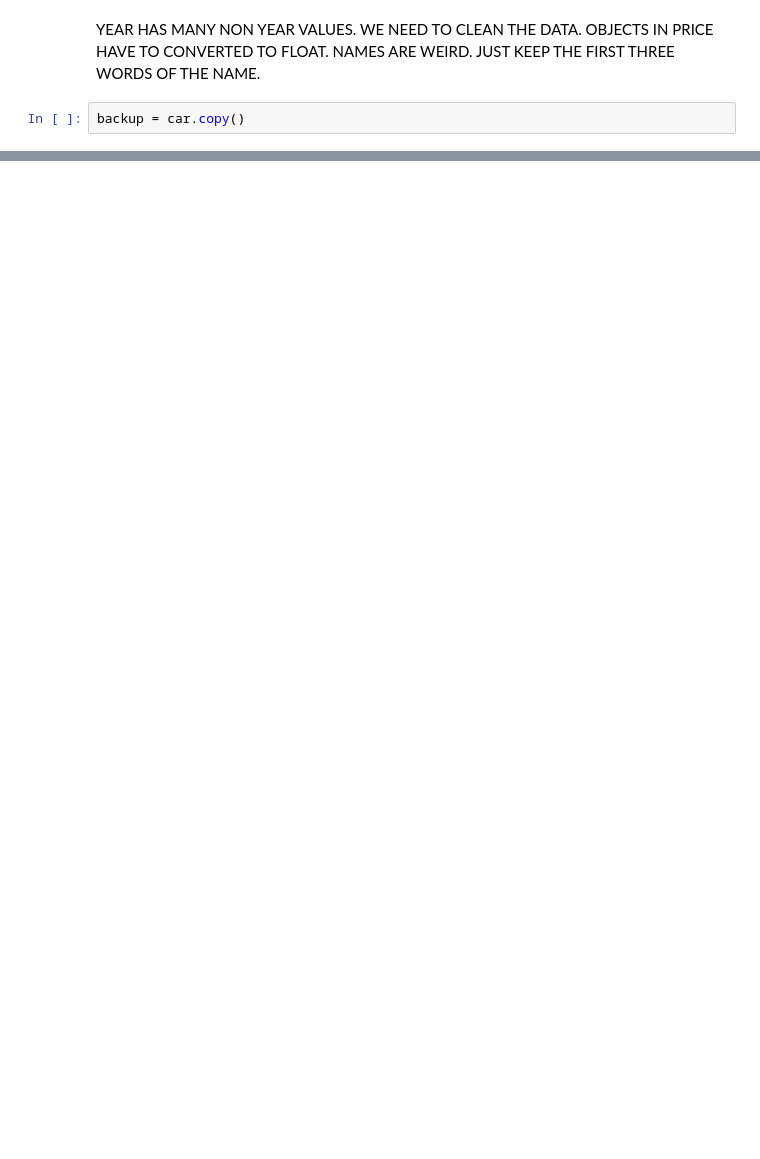
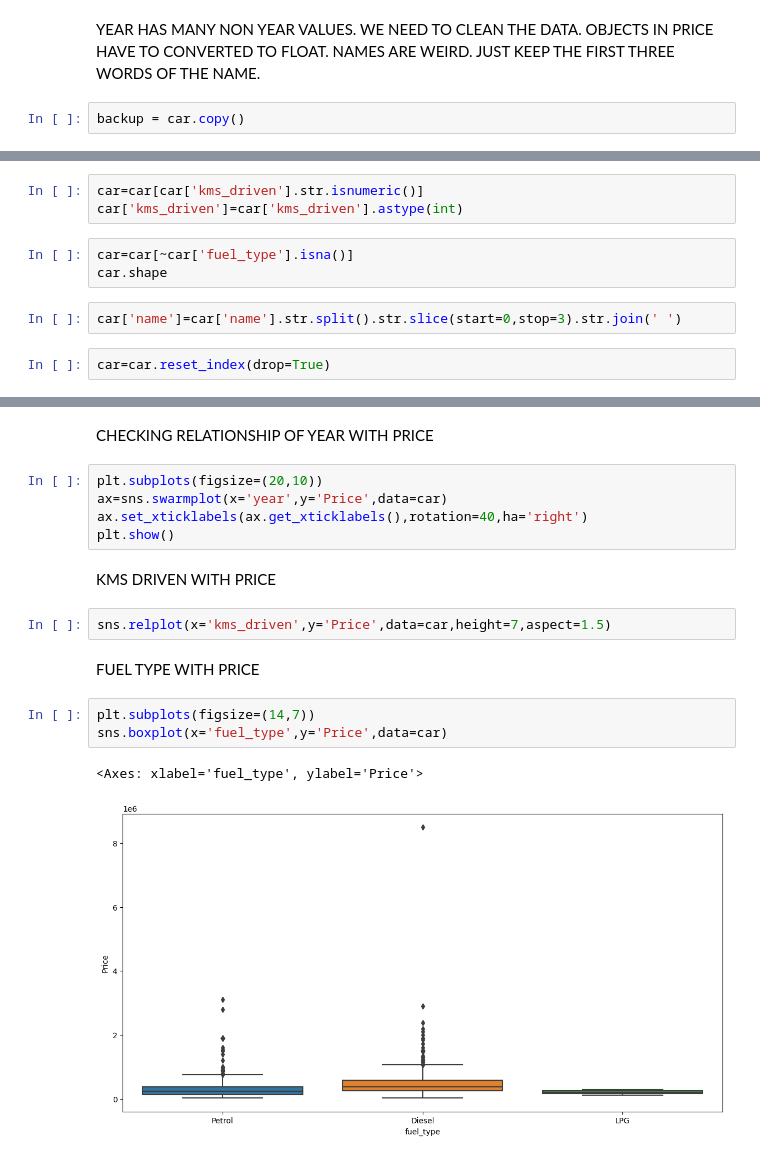
Before and after one commit to Harshit-xo/Car-Price-Predictor, a Jupyter notebook: main.ipynb, the cells around one changed output, grey strips where cells are left out. Cells and saved outputs as stored; diff of their text form; blank space fills up the shorter version.

```diff
--- a/main.ipynb
+++ b/main.ipynb
@@ -64,0 +27,10 @@ KeyError: 'kms_driven'
+# %%
+car=car[car['kms_driven'].str.isnumeric()]
+car['kms_driven']=car['kms_driven'].astype(int)
+# %%
+car=car[~car['fuel_type'].isna()]
+car.shape
+# %%
+car['name']=car['name'].str.split().str.slice(start=0,stop=3).str.join(' ')
+# %%
+car=car.reset_index(drop=True)
@@ -64,0 +55,19 @@ KeyError: 'kms_driven'
+# %% [markdown]
+CHECKING RELATIONSHIP OF YEAR WITH PRICE
+# %%
+plt.subplots(figsize=(20,10))
+ax=sns.swarmplot(x='year',y='Price',data=car)
+ax.set_xticklabels(ax.get_xticklabels(),rotation=40,ha='right')
+plt.show()
+# %% [markdown]
+KMS DRIVEN WITH PRICE
+# %%
+sns.relplot(x='kms_driven',y='Price',data=car,height=7,aspect=1.5)
+# %% [markdown]
+FUEL TYPE WITH PRICE
+# %%
+plt.subplots(figsize=(14,7))
+sns.boxplot(x='fuel_type',y='Price',data=car)
+# %% [output]
+<Axes: xlabel='fuel_type', ylabel='Price'>
+[figure, added]
```
Also changed, not shown: parts of 47 cells of this notebook, 4 other files.
